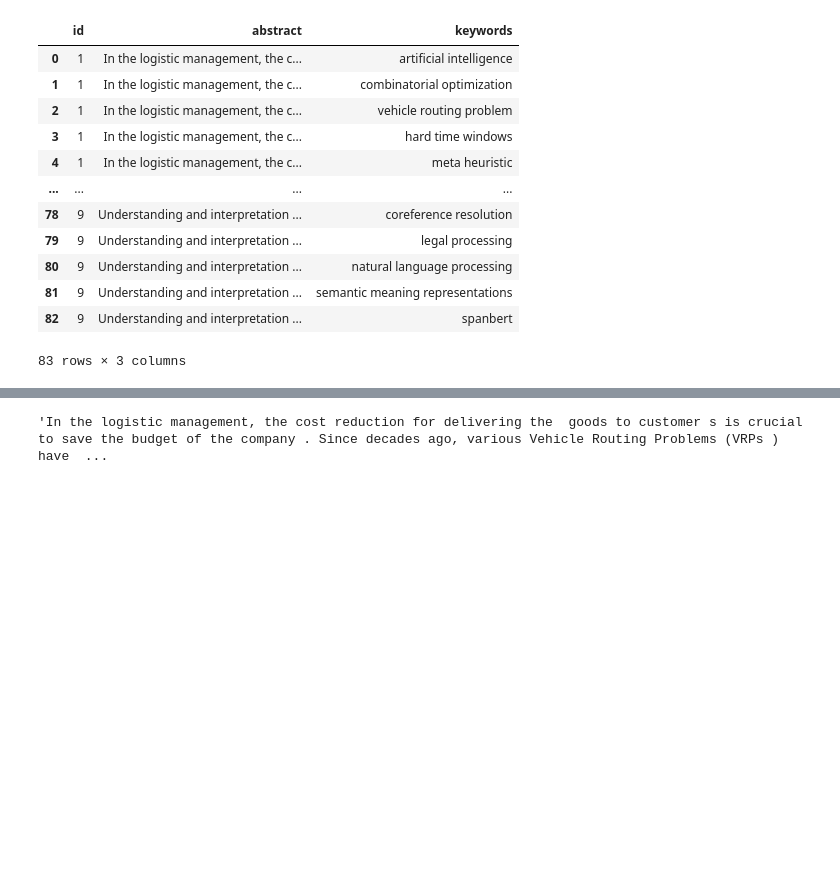
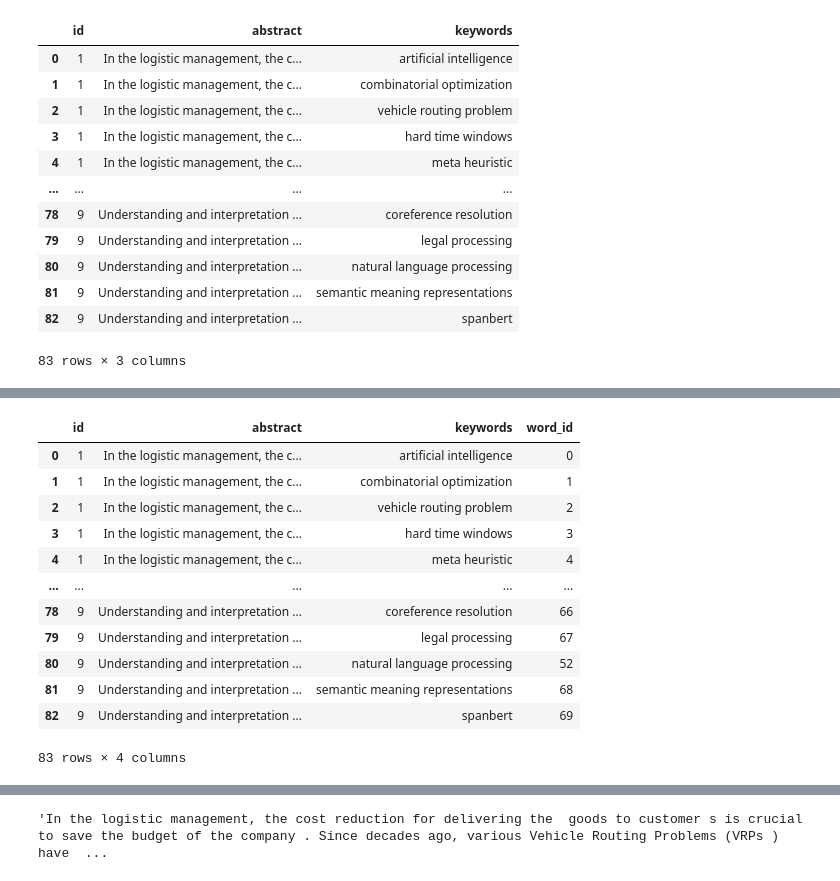
Before and after one commit to doonitius/ai-thesisify, a Jupyter notebook: thesis_txts.ipynb, the cells around one changed output, grey strips where cells are left out. Saved outputs shown, nothing was run; the diff lists cells and outputs as text; code cells hidden in the pictures; blank space fills up the shorter version.

```diff
--- a/thesis_txts.ipynb
+++ b/thesis_txts.ipynb
@@ -103,3 +139,20 @@ data_explode
+# %%
+data_explode['word_id'] = pd.factorize(data_explode.keywords)[0]
+data_explode
+# %% [output]
+|  | id | abstract | keywords | word_id |
+| 0 | 1 | In the logistic management, the c... | artificial intelligence | 0 |
+| 1 | 1 | In the logistic management, the c... | combinatorial optimization | 1 |
+| 2 | 1 | In the logistic management, the c... | vehicle routing problem | 2 |
+| 3 | 1 | In the logistic management, the c... | hard time windows | 3 |
+| 4 | 1 | In the logistic management, the c... | meta heuristic | 4 |
+| ... | ... | ... | ... | ... |
+| 78 | 9 | Understanding and interpretation ... | coreference resolution | 66 |
+| 79 | 9 | Understanding and interpretation ... | legal processing | 67 |
+| 80 | 9 | Understanding and interpretation ... | natural language processing | 52 |
+| 81 | 9 | Understanding and interpretation ... | semantic meaning representations | 68 |
+| 82 | 9 | Understanding and interpretation ... | spanbert | 69 |
+83 rows × 4 columns
 # %%
 data_explode[data_explode['keywords'] == 'deep learning'].tail()
 # %% [output]
```
Also changed, not shown: parts of 26 cells of this notebook.
